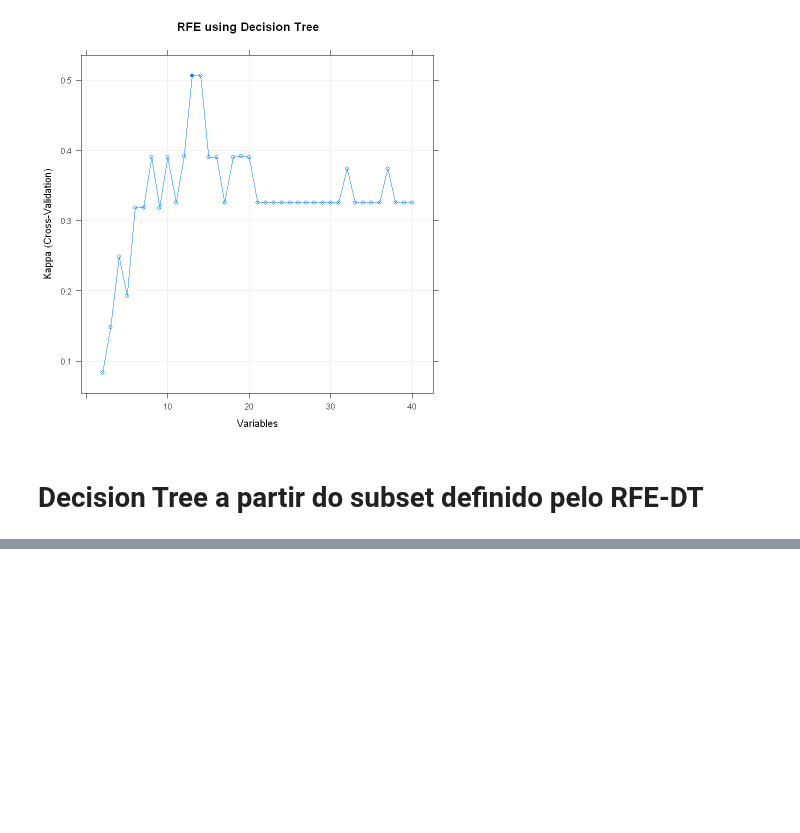
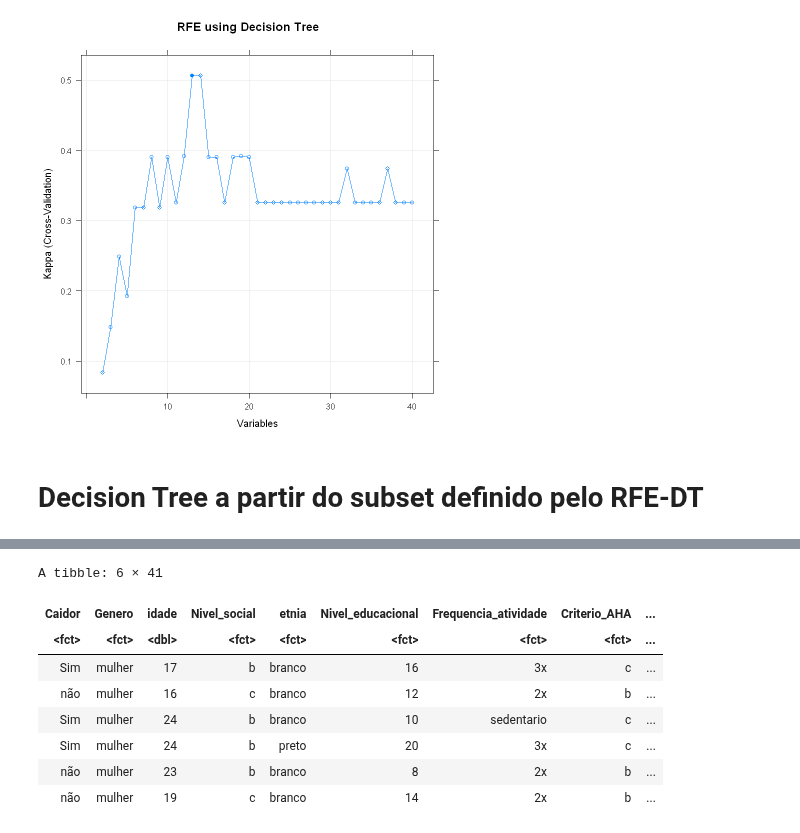
Before and after one commit to RenanBaltar/Analises_Heitor, a Jupyter notebook: Analise_Heitor.ipynb, the cells around one changed output, grey strips where cells are left out. Saved outputs shown, nothing was run; the diff lists cells and outputs as text; code cells hidden in the pictures; blank space fills up the shorter version.

```diff
--- a/Analise_Heitor.ipynb
+++ b/Analise_Heitor.ipynb
@@ -428,0 +574,12 @@ installing the source package 'rpart.plot'
+# %%
+head(bd2)
+# %% [output]
+A tibble: 6 × 41
+| Caidor | Genero | idade | Nivel_social | etnia | Nivel_educacional | Frequencia_atividade | Criterio_AHA | ... |
+| <fct> | <fct> | <dbl> | <fct> | <fct> | <fct> | <fct> | <fct> | ... |
+| Sim | mulher | 17 | b | branco | 16 | 3x | c | ... |
+| não | mulher | 16 | c | branco | 12 | 2x | b | ... |
+| Sim | mulher | 24 | b | branco | 10 | sedentario | c | ... |
+| Sim | mulher | 24 | b | preto | 20 | 3x | c | ... |
+| não | mulher | 23 | b | branco | 8 | 2x | b | ... |
+| não | mulher | 19 | c | branco | 14 | 2x | b | ... |
```
Also changed, not shown: parts of 12 cells of this notebook.
